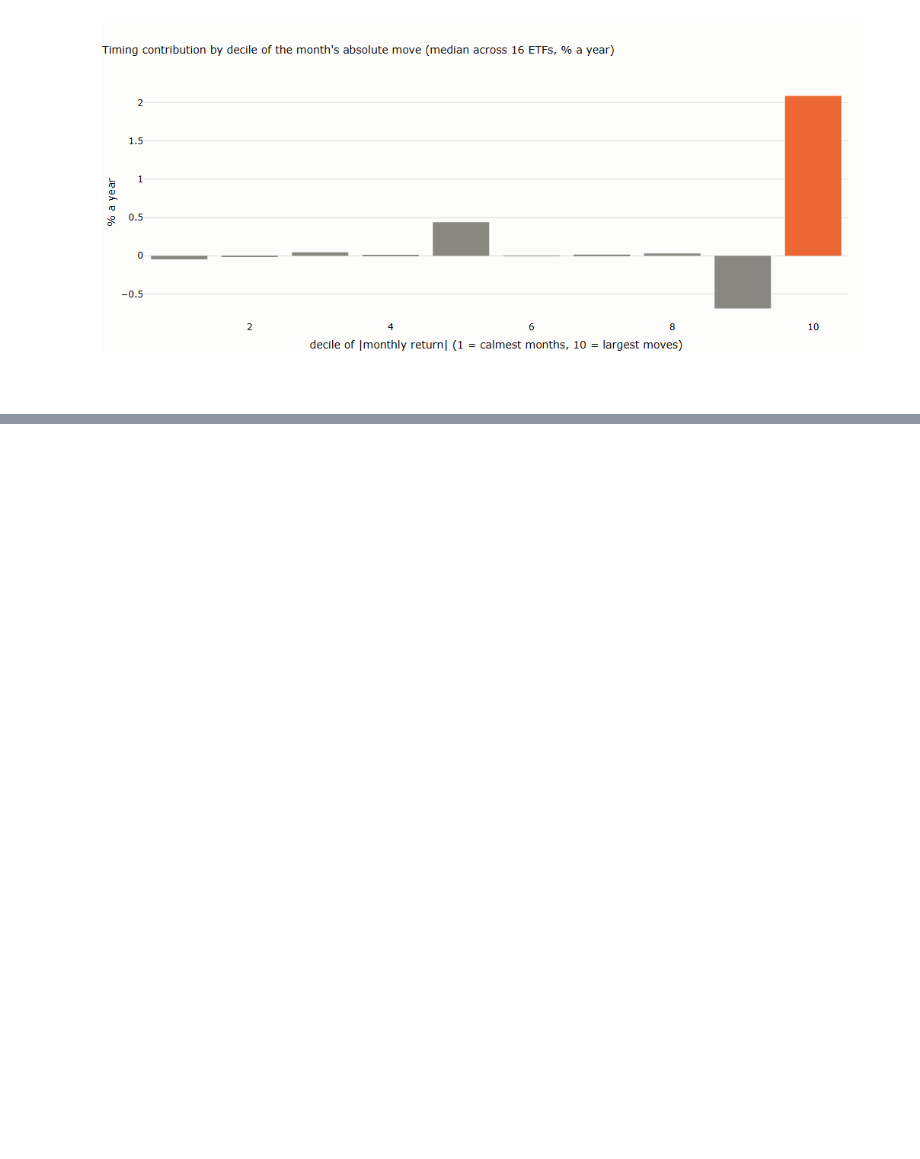
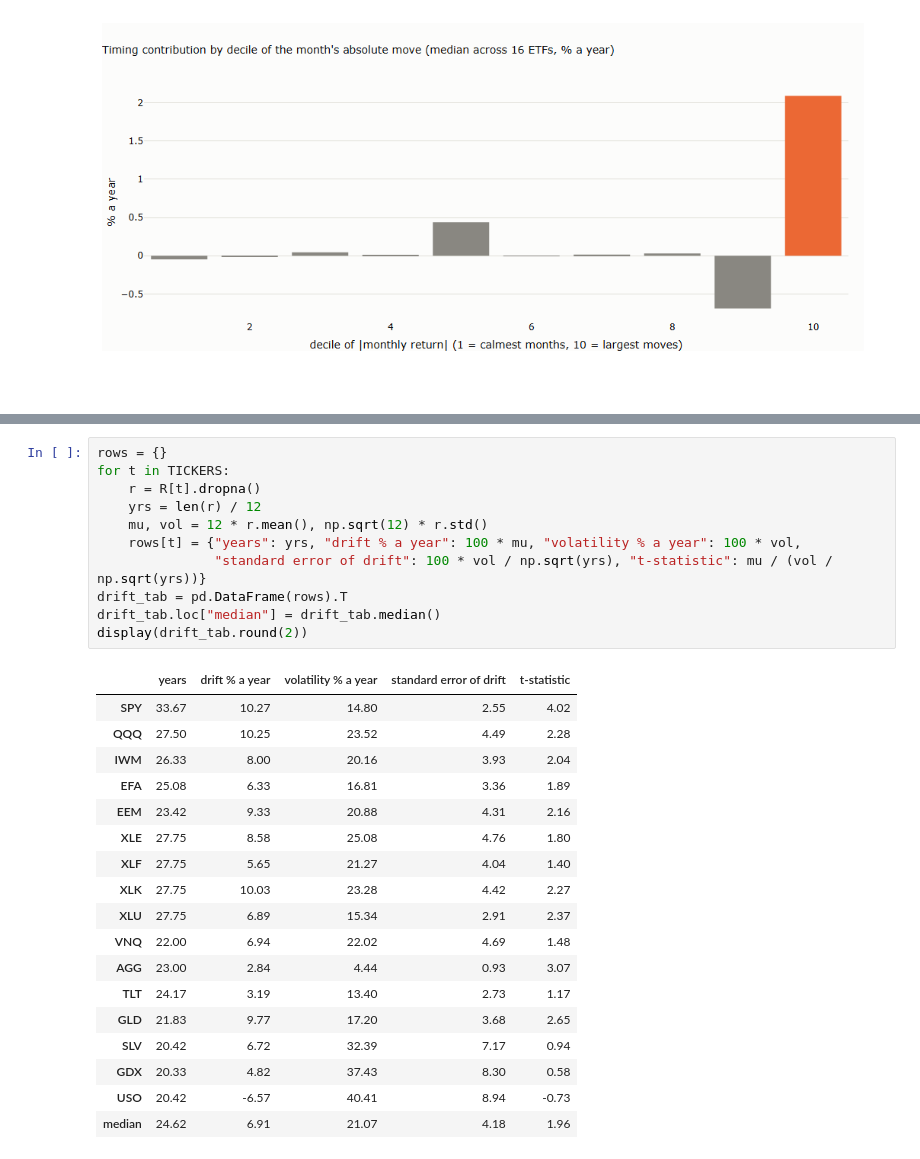
Before and after one commit to MaxGnesi/systematic-trading-notes, a Jupyter notebook: lectures/05-what-trend-following-captures/05_what_trend_following_captures.ipynb, the cells around one changed output, grey strips where cells are left out. Drawn from its saved outputs; the diff is of its cells as text; blank space fills up the shorter version.

```diff
--- a/lectures/05-what-trend-following-captures/05_what_trend_following_captures.ipynb
+++ b/lectures/05-what-trend-following-captures/05_what_trend_following_captures.ipynb
@@ -259,0 +267,30 @@ fig
+# %%
+rows = {}
+for t in TICKERS:
+    r = R[t].dropna()
+    yrs = len(r) / 12
+    mu, vol = 12 * r.mean(), np.sqrt(12) * r.std()
+    rows[t] = {"years": yrs, "drift % a year": 100 * mu, "volatility % a year": 100 * vol,
+               "standard error of drift": 100 * vol / np.sqrt(yrs), "t-statistic": mu / (vol / np.sqrt(yrs))}
+drift_tab = pd.DataFrame(rows).T
+drift_tab.loc["median"] = drift_tab.median()
+display(drift_tab.round(2))
+# %% [output]
+|  | years | drift % a year | volatility % a year | standard error of drift | t-statistic |
+| SPY | 33.67 | 10.27 | 14.80 | 2.55 | 4.02 |
+| QQQ | 27.50 | 10.25 | 23.52 | 4.49 | 2.28 |
+| IWM | 26.33 | 8.00 | 20.16 | 3.93 | 2.04 |
+| EFA | 25.08 | 6.33 | 16.81 | 3.36 | 1.89 |
+| EEM | 23.42 | 9.33 | 20.88 | 4.31 | 2.16 |
+| XLE | 27.75 | 8.58 | 25.08 | 4.76 | 1.80 |
+| XLF | 27.75 | 5.65 | 21.27 | 4.04 | 1.40 |
+| XLK | 27.75 | 10.03 | 23.28 | 4.42 | 2.27 |
+| XLU | 27.75 | 6.89 | 15.34 | 2.91 | 2.37 |
+| VNQ | 22.00 | 6.94 | 22.02 | 4.69 | 1.48 |
+| AGG | 23.00 | 2.84 | 4.44 | 0.93 | 3.07 |
+| TLT | 24.17 | 3.19 | 13.40 | 2.73 | 1.17 |
+| GLD | 21.83 | 9.77 | 17.20 | 3.68 | 2.65 |
+| SLV | 20.42 | 6.72 | 32.39 | 7.17 | 0.94 |
+| GDX | 20.33 | 4.82 | 37.43 | 8.30 | 0.58 |
+| USO | 20.42 | -6.57 | 40.41 | 8.94 | -0.73 |
+| median | 24.62 | 6.91 | 21.07 | 4.18 | 1.96 |
```
Also changed, not shown: parts of 7 cells of this notebook, 1 other file.
